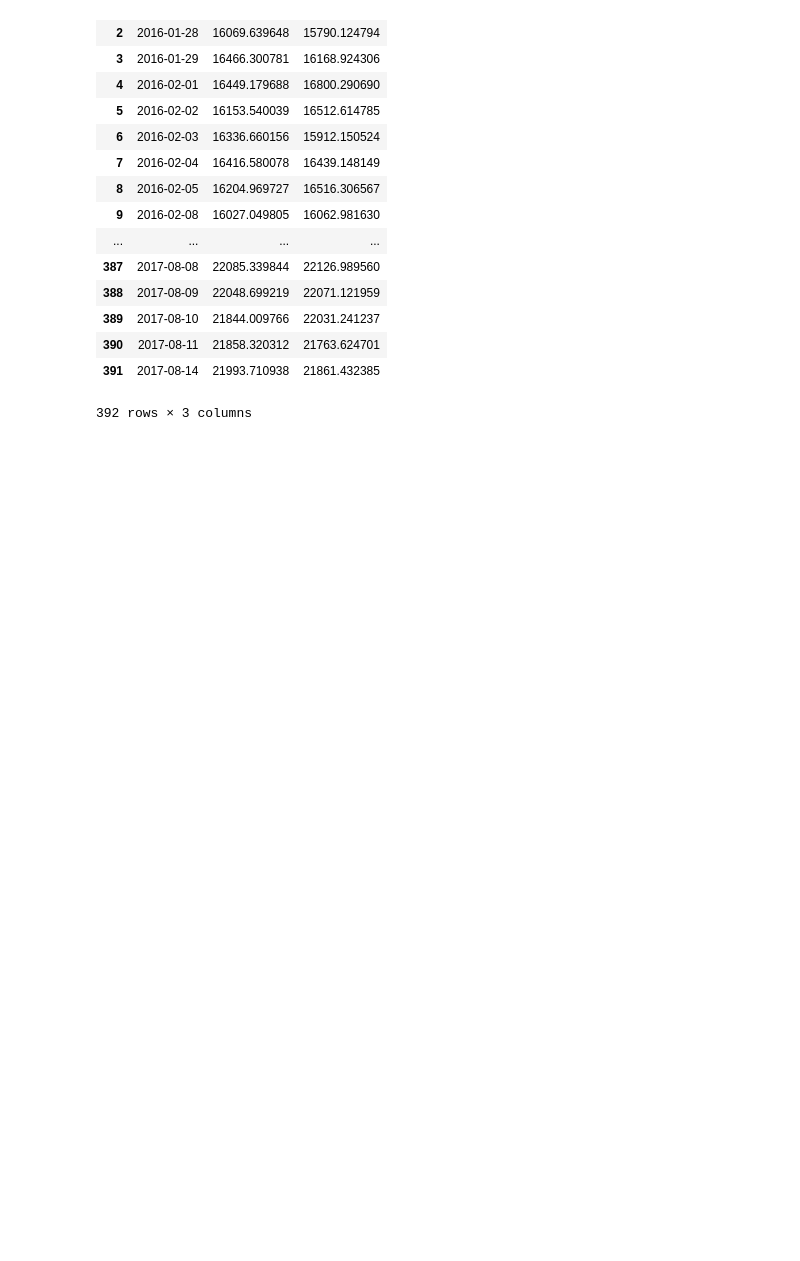
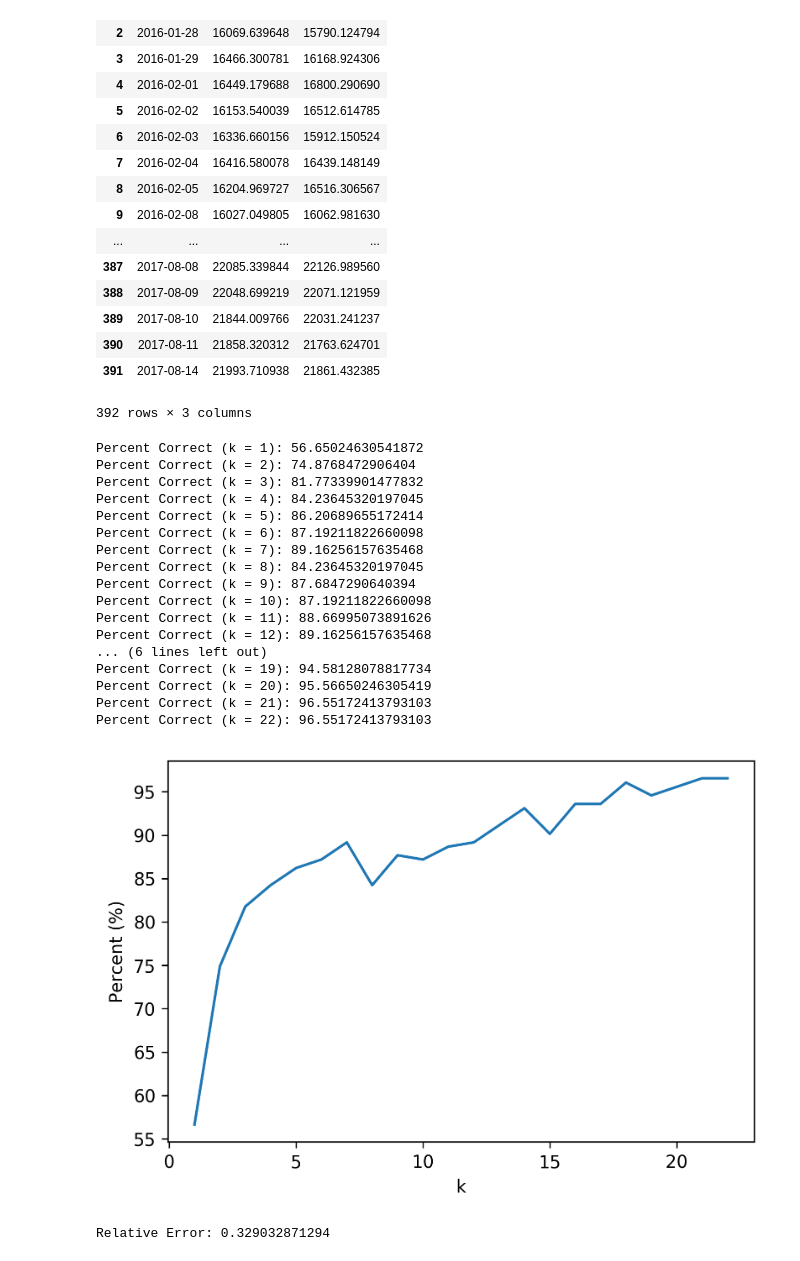
Before and after one commit to thanhdath/stock-market-prediction, a Jupyter notebook: Untitled.ipynb, the cells around one changed output. Drawn from its saved outputs; the diff is of its cells as text; code cells hidden in the pictures; blank space fills up the shorter version.

```diff
--- a/Untitled.ipynb
+++ b/Untitled.ipynb
@@ -195,3 +195,62 @@ with open('datas/EOD-V.csv', 'w+') as file:
     file.write('date|close_price\n')
     for i in range(len(dataset)):
         file.write(str(dataset['Date'][i]) + '|' + str(dataset['Close'][i]) + '\n')
+# %%
+# print result trending
+import pandas
+import numpy
+data = pandas.read_csv('results/improve_downjone/result1.csv', sep='|')
+
+for i in range(len(data)):
+    if data['predict'][i] == data['predict'][i]:
+        index_predict = i
+        break
+
+resultsK = []
+
+for k in range(1, 23):
+    today = data['close_price'][index_predict-k:-1-k]
+    dayK = data['close_price'][index_predict:]
+    predictK = data['predict'][index_predict:]
+
+    trend_dayK = [int(numpy.sign(b - a)) for a, b in zip(today, dayK)]
+    trend_predictK = [int(numpy.sign(b - a)) for a, b in zip(today, predictK)]
+
+    correct = sum([1 if a == b else 0 for a, b in zip(trend_dayK, trend_predictK)])
+    result = correct*100/len(predictK)
+    resultsK.append(result)
+    print('Percent Correct (k = ' + str(k) + '): ' + str(result))
+
+with open('results/improve_downjone/resultK.csv', 'w+') as file:
+    file.write('k|percent\n')
+    for index, r in enumerate(resultsK):
+        file.write(str(index+1) + '|' + str(r) + '\n')
+
+plt.figure(dpi=300)
+plt.plot(list(range(1, 23)), resultsK)
+plt.xlabel('k')
+plt.ylabel('Percent (%)')
+plt.show()
+
+error = [abs((a - b)/a) for a, b in zip(dayK, predictK)]
+print('Relative Error: ' + str(sum(error)*100/len(error)))
+# %% [output]
+Percent Correct (k = 1): 56.65024630541872
+Percent Correct (k = 2): 74.8768472906404
+Percent Correct (k = 3): 81.77339901477832
+Percent Correct (k = 4): 84.23645320197045
+Percent Correct (k = 5): 86.20689655172414
+Percent Correct (k = 6): 87.19211822660098
+Percent Correct (k = 7): 89.16256157635468
+Percent Correct (k = 8): 84.23645320197045
+Percent Correct (k = 9): 87.6847290640394
+Percent Correct (k = 10): 87.19211822660098
+Percent Correct (k = 11): 88.66995073891626
+Percent Correct (k = 12): 89.16256157635468
+... (6 lines left out)
+Percent Correct (k = 19): 94.58128078817734
+Percent Correct (k = 20): 95.56650246305419
+Percent Correct (k = 21): 96.55172413793103
+Percent Correct (k = 22): 96.55172413793103
+[figure, added]
+Relative Error: 0.329032871294
```
Also changed, not shown: parts of 2 cells of this notebook, 14 other files.
